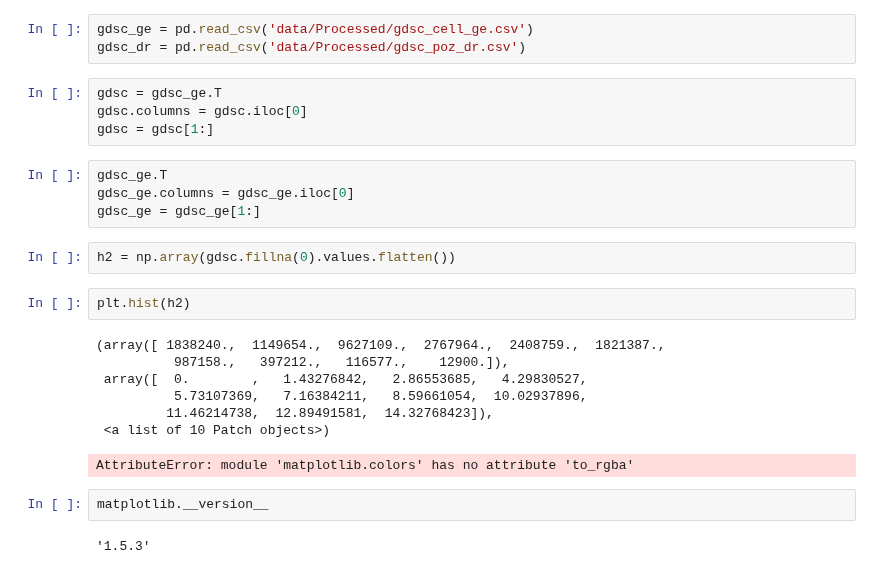
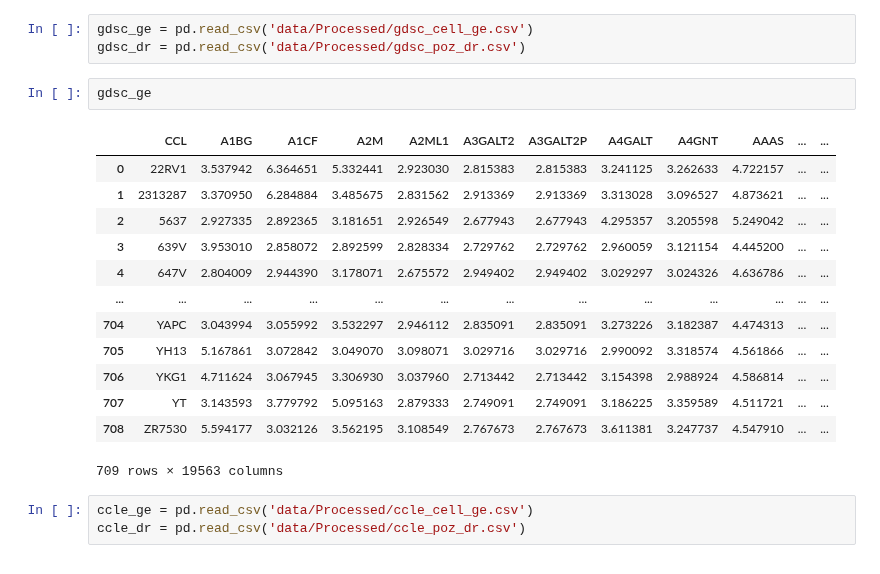
Before and after one commit to lucas-ubm/phc-data-pipeline, a Jupyter notebook: Messing.ipynb, the cells around one changed output. Drawn from its saved outputs; the diff is of its cells as text.

```diff
--- a/Messing.ipynb
+++ b/Messing.ipynb
@@ -7,27 +7,22 @@ import matplotlib
 # %%
 gdsc_ge = pd.read_csv('data/Processed/gdsc_cell_ge.csv')
 gdsc_dr = pd.read_csv('data/Processed/gdsc_poz_dr.csv')
-# %%
-gdsc = gdsc_ge.T
-gdsc.columns = gdsc.iloc[0]
-gdsc = gdsc[1:]
-# %%
-gdsc_ge.T
-gdsc_ge.columns = gdsc_ge.iloc[0]
-gdsc_ge = gdsc_ge[1:]
-# %%
-h2 = np.array(gdsc.fillna(0).values.flatten())
-# %%
-plt.hist(h2)
-# %% [output]
-(array([ 1838240.,  1149654.,  9627109.,  2767964.,  2408759.,  1821387.,
-          987158.,   397212.,   116577.,    12900.]),
- array([  0.        ,   1.43276842,   2.86553685,   4.29830527,
-          5.73107369,   7.16384211,   8.59661054,  10.02937896,
-         11.46214738,  12.89491581,  14.32768423]),
- <a list of 10 Patch objects>)
-AttributeError: module 'matplotlib.colors' has no attribute 'to_rgba'
-# %%
-matplotlib.__version__
-# %% [output]
-'1.5.3'
+# %%
+gdsc_ge
+# %% [output]
+|  | CCL | A1BG | A1CF | A2M | A2ML1 | A3GALT2 | A3GALT2P | A4GALT | A4GNT | AAAS | ... | ... |
+| 0 | 22RV1 | 3.537942 | 6.364651 | 5.332441 | 2.923030 | 2.815383 | 2.815383 | 3.241125 | 3.262633 | 4.722157 | ... | ... |
+| 1 | 2313287 | 3.370950 | 6.284884 | 3.485675 | 2.831562 | 2.913369 | 2.913369 | 3.313028 | 3.096527 | 4.873621 | ... | ... |
+| 2 | 5637 | 2.927335 | 2.892365 | 3.181651 | 2.926549 | 2.677943 | 2.677943 | 4.295357 | 3.205598 | 5.249042 | ... | ... |
+| 3 | 639V | 3.953010 | 2.858072 | 2.892599 | 2.828334 | 2.729762 | 2.729762 | 2.960059 | 3.121154 | 4.445200 | ... | ... |
+| 4 | 647V | 2.804009 | 2.944390 | 3.178071 | 2.675572 | 2.949402 | 2.949402 | 3.029297 | 3.024326 | 4.636786 | ... | ... |
+| ... | ... | ... | ... | ... | ... | ... | ... | ... | ... | ... | ... | ... |
+| 704 | YAPC | 3.043994 | 3.055992 | 3.532297 | 2.946112 | 2.835091 | 2.835091 | 3.273226 | 3.182387 | 4.474313 | ... | ... |
+| 705 | YH13 | 5.167861 | 3.072842 | 3.049070 | 3.098071 | 3.029716 | 3.029716 | 2.990092 | 3.318574 | 4.561866 | ... | ... |
+| 706 | YKG1 | 4.711624 | 3.067945 | 3.306930 | 3.037960 | 2.713442 | 2.713442 | 3.154398 | 2.988924 | 4.586814 | ... | ... |
+| 707 | YT | 3.143593 | 3.779792 | 5.095163 | 2.879333 | 2.749091 | 2.749091 | 3.186225 | 3.359589 | 4.511721 | ... | ... |
+| 708 | ZR7530 | 5.594177 | 3.032126 | 3.562195 | 3.108549 | 2.767673 | 2.767673 | 3.611381 | 3.247737 | 4.547910 | ... | ... |
+709 rows × 19563 columns
+# %%
+ccle_ge = pd.read_csv('data/Processed/ccle_cell_ge.csv')
+ccle_dr = pd.read_csv('data/Processed/ccle_poz_dr.csv')
```
Also changed, not shown: parts of 6 cells of this notebook, 3 other files.
